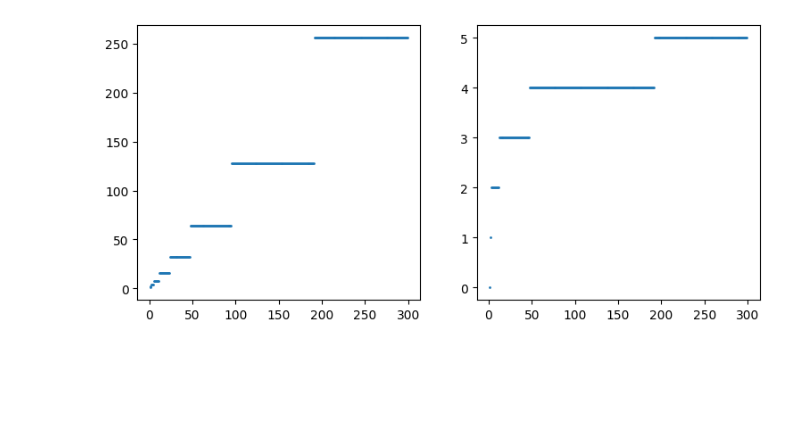
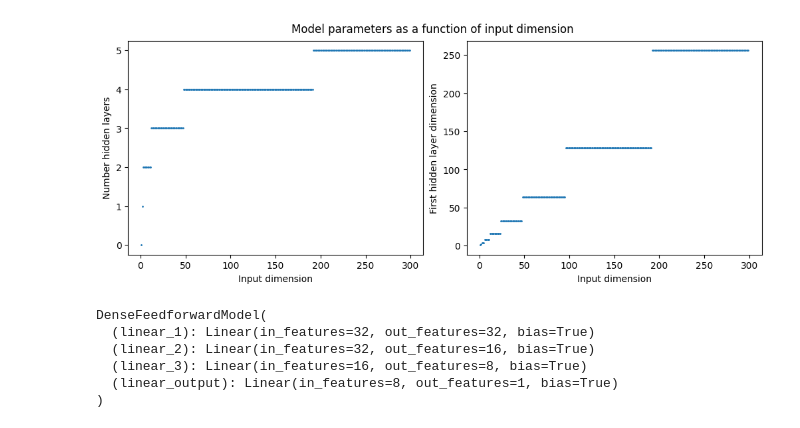
Before and after one commit to DannyCollinson/EMIT-ECOSTRESS, a Jupyter notebook: modeling/Basic_Model.ipynb, the cells around one changed output. Saved outputs shown, nothing was run; the diff lists cells and outputs as text; code cells hidden in the pictures; blank space fills up the shorter version.

Commit message:
Freshest model with experimentation

```diff
--- a/modeling/Basic_Model.ipynb
+++ b/modeling/Basic_Model.ipynb
@@ -23,23 +24,28 @@ device
 # %%
-fig, axs = plt.subplots(1,2, figsize=(9,4))
+fig, axs = plt.subplots(1,2, figsize=(10,4), layout='constrained')
+fig.suptitle('Model parameters as a function of input dimension')
 x = np.arange(1, 300)
 amin = np.argmin(
     [
         np.abs(2**np.ceil(np.log2(x)) - x),
         np.abs(2**np.floor(np.log2(x)) - x)
     ],
     axis=0
 )
 v1 = np.empty_like(x)
 v2 = np.empty_like(x)
 for i, v in enumerate(x):
     v1[i] = [2**np.ceil(np.log2(v)), 2**np.floor(np.log2(v))][amin[i]]
     v2[i] = np.ceil([np.ceil(np.log2(v)), np.floor(np.log2(v))][amin[i]]/1.75)
-axs[0].scatter(x, v1, s=1)
-axs[1].scatter(x, v2, s=1)
+axs[1].scatter(x, v1, s=1)
+axs[1].set_xlabel('Input dimension')
+axs[1].set_ylabel('First hidden layer dimension')
+axs[0].scatter(x, v2, s=1)
+axs[0].set_xlabel('Input dimension')
+axs[0].set_ylabel('Number hidden layers')
 plt.show(fig)
 # %% [output]
-[figure, old version]
+[figure, new version]
 # %%
 class EmitEcostressDataset(Dataset):
     def __init__(
@@ -309,5 +402,15 @@ class DenseFeedforwardModel(nn.Module):
 # %%
 # Make model, optimizer, and loss function
+n_epochs = 100000
 model = DenseFeedforwardModel(train_dataset.input_dim).to(device)
-optimizer = optim.Adam(model.parameters(), lr=0.001)
+optimizer = optim.Adam(model.parameters(), lr=0.01, weight_decay=10**-0.5)
+scheduler = optim.lr_scheduler.StepLR(optimizer, n_epochs // 5, 0.5)
 loss_fn = nn.MSELoss(reduction='sum')
+model
+# %% [output]
+DenseFeedforwardModel(
+  (linear_1): Linear(in_features=32, out_features=32, bias=True)
+  (linear_2): Linear(in_features=32, out_features=16, bias=True)
+  (linear_3): Linear(in_features=16, out_features=8, bias=True)
+  (linear_output): Linear(in_features=8, out_features=1, bias=True)
+)
```
Also changed, not shown: parts of 13 cells of this notebook.
